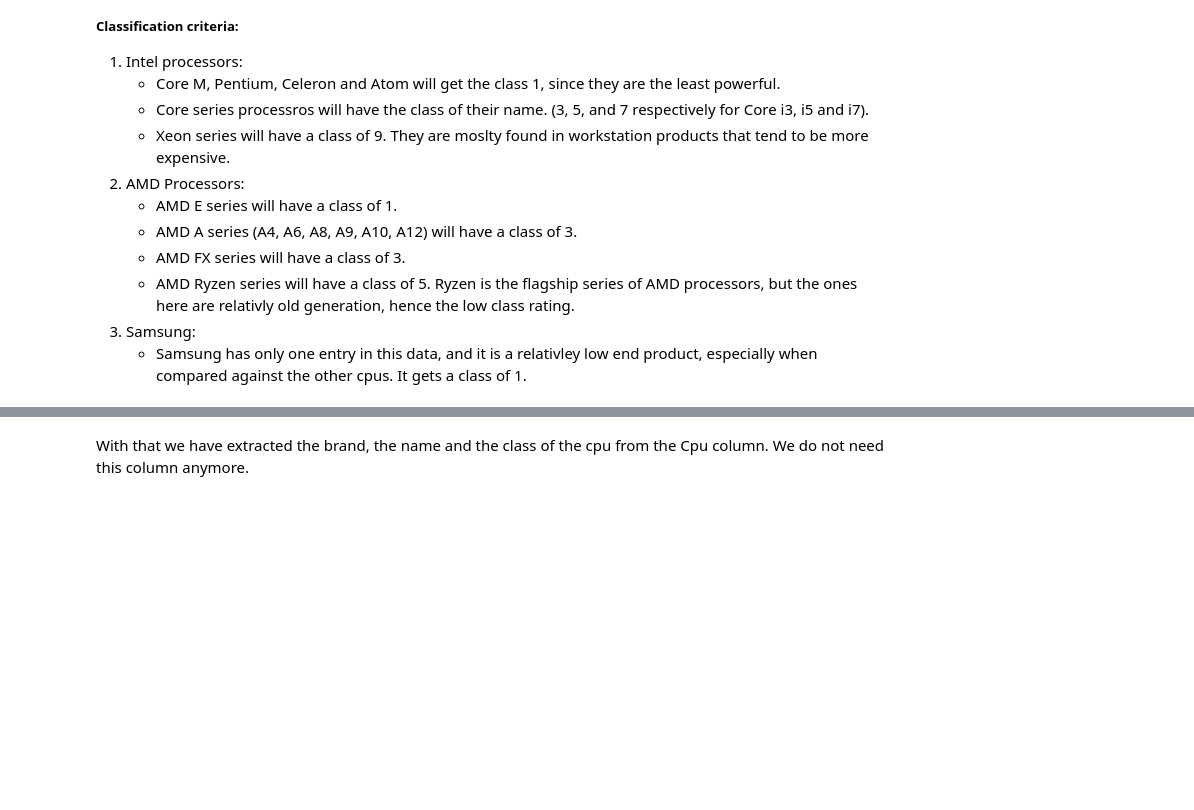
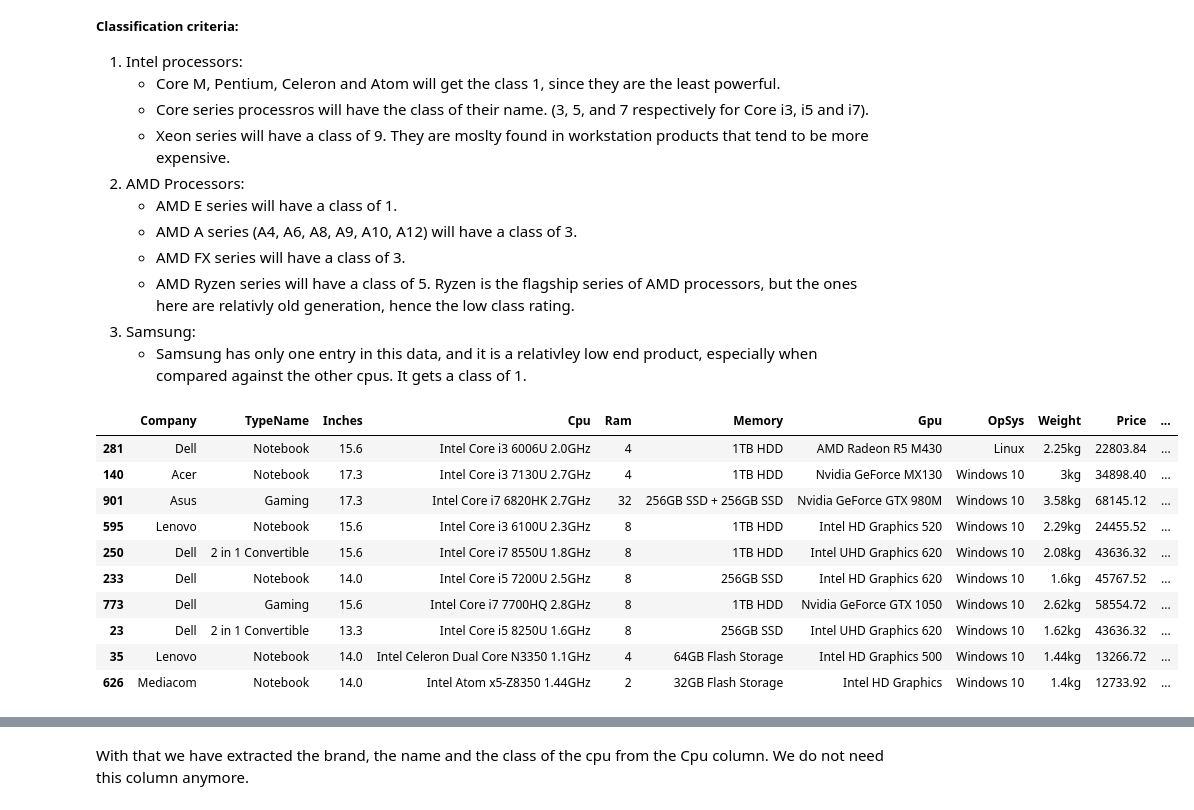
Before and after one commit to efeckgz/AI-Bootcamp, a Jupyter notebook: assignments/Laptop Price Prediction/laptopprices.ipynb, the cells around one changed output, grey strips where cells are left out. Drawn from its saved outputs; the diff is of its cells as text; code cells hidden in the pictures; blank space fills up the shorter version.

```diff
--- a/assignments/Laptop Price Prediction/laptopprices.ipynb
+++ b/assignments/Laptop Price Prediction/laptopprices.ipynb
@@ -469,3 +428,24 @@ We will extract information about the class of cpu from the Cpu column and assig
    - AMD Ryzen series will have a class of 5. Ryzen is the flagship series of AMD processors, but the ones here are relativly old generation, hence the low class rating.
 3. Samsung:
    - Samsung has only one entry in this data, and it is a relativley low end product, especially when compared against the other cpus. It gets a class of 1.
+# %%
+cpu_classifier = {
+    'Intel': 3,
+    'AMD': 2,
+    'Samsung': 1
+}
+# %%
+df['CpuClass'] = df['CpuBrand'].map(cpu_classifier)
+df.sample(10)
+# %% [output]
+|  | Company | TypeName | Inches | Cpu | Ram | Memory | Gpu | OpSys | Weight | Price | ... |
+| 281 | Dell | Notebook | 15.6 | Intel Core i3 6006U 2.0GHz | 4 | 1TB HDD | AMD Radeon R5 M430 | Linux | 2.25kg | 22803.84 | ... |
+| 140 | Acer | Notebook | 17.3 | Intel Core i3 7130U 2.7GHz | 4 | 1TB HDD | Nvidia GeForce MX130 | Windows 10 | 3kg | 34898.40 | ... |
+| 901 | Asus | Gaming | 17.3 | Intel Core i7 6820HK 2.7GHz | 32 | 256GB SSD + 256GB SSD | Nvidia GeForce GTX 980M | Windows 10 | 3.58kg | 68145.12 | ... |
+| 595 | Lenovo | Notebook | 15.6 | Intel Core i3 6100U 2.3GHz | 8 | 1TB HDD | Intel HD Graphics 520 | Windows 10 | 2.29kg | 24455.52 | ... |
+| 250 | Dell | 2 in 1 Convertible | 15.6 | Intel Core i7 8550U 1.8GHz | 8 | 1TB HDD | Intel UHD Graphics 620 | Windows 10 | 2.08kg | 43636.32 | ... |
+| 233 | Dell | Notebook | 14.0 | Intel Core i5 7200U 2.5GHz | 8 | 256GB SSD | Intel HD Graphics 620 | Windows 10 | 1.6kg | 45767.52 | ... |
+| 773 | Dell | Gaming | 15.6 | Intel Core i7 7700HQ 2.8GHz | 8 | 1TB HDD | Nvidia GeForce GTX 1050 | Windows 10 | 2.62kg | 58554.72 | ... |
+| 23 | Dell | 2 in 1 Convertible | 13.3 | Intel Core i5 8250U 1.6GHz | 8 | 256GB SSD | Intel UHD Graphics 620 | Windows 10 | 1.62kg | 43636.32 | ... |
+| 35 | Lenovo | Notebook | 14.0 | Intel Celeron Dual Core N3350 1.1GHz | 4 | 64GB Flash Storage | Intel HD Graphics 500 | Windows 10 | 1.44kg | 13266.72 | ... |
+| 626 | Mediacom | Notebook | 14.0 | Intel Atom x5-Z8350 1.44GHz | 2 | 32GB Flash Storage | Intel HD Graphics | Windows 10 | 1.4kg | 12733.92 | ... |
```
Also changed, not shown: parts of 37 cells of this notebook, 4 other files.
